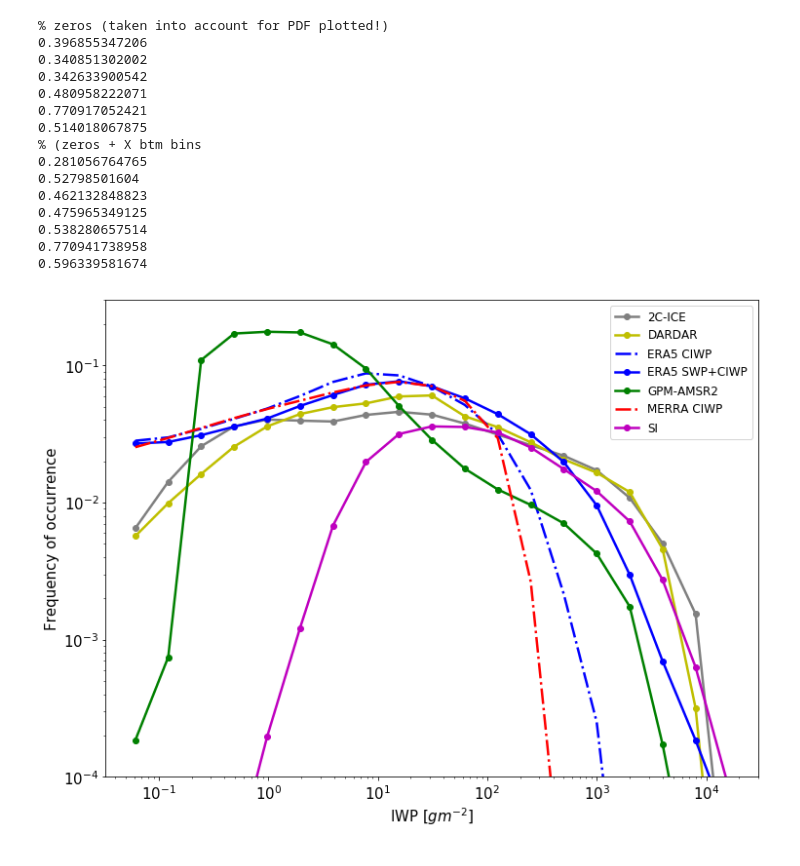
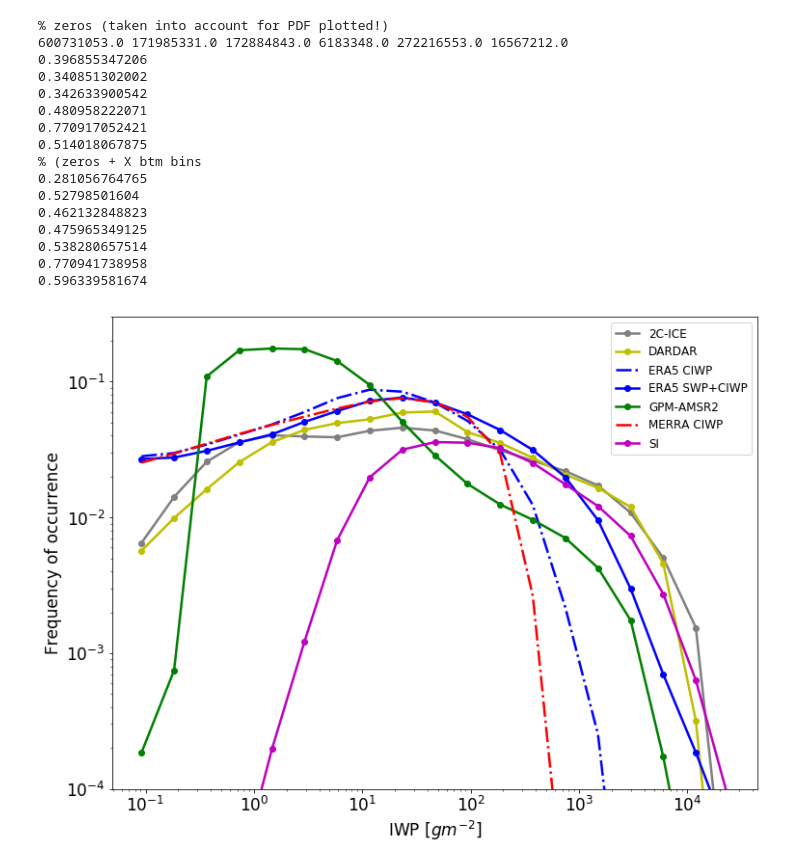
Before and after one commit to cheesetarian/IWP, a Jupyter notebook: histo_plot.ipynb, the cells around one changed output. Saved outputs shown, nothing was run; the diff lists cells and outputs as text; code cells hidden in the pictures.

```diff
--- a/histo_plot.ipynb
+++ b/histo_plot.ipynb
@@ -7,0 +1,18 @@ binz = [1000*2**x for x in range(-14,6)] # same for all inputs
+# %%
+# plotting histograms of IWP data
+# dduncan 12/2/18, updated for publication in mid March
+# note: gpm histo data has one fewer size bin at bottom, avoided due to bayesian averaging artifacts
+#      thus the others are shifted up one in the plotting to make all on equal bin scale.
+#   this was because all other input data (v2) have zero counts as first element of histogram
+
+# revisited 14/06/18 to display frequencies differently
+
+import glob
+dir = '/home/dudavid/projects/iwp/grids/'
+#nx, ny = 144, 72
+binz = [1000*2**x for x in range(-14,6)] # same for all inputs
+print(binz)
+pb = np.asarray([np.mean(binz[x:(x+2)]) for x in range(len(binz)-1)]) #bin midpoint
+bw = np.asarray([binz[x+1]-binz[x] for x in range(len(binz)-1)])
+print(pb)
+print(bw)
@@ -17,8 +40,7 @@ sifiles  = glob.glob(dir+'spa*histo*v2*.npy')
 i2files  = glob.glob(dir+'ice2c*histo*v2*.npy')
 nb = 20
 gpmh,sih,erah,merh,darh = np.zeros([nb-1]),np.zeros([nb]),np.zeros([nb]),np.zeros([nb]),np.zeros([nb])
-i2ch = np.zeros([nb])
-erach = np.zeros([nb])
+i2ch, erach = np.zeros([nb]), np.zeros([nb])
 for f in gpmfiles[:]: gpmh[:] += np.load(f)
 for f in erafiles[:]: erah[:] += np.load(f)
 for f in eracfiles[:]: erach[:] += np.load(f)
@@ -28,6 +50,7 @@ for f in sifiles[:]: sih[:] += np.load(f)
 for f in i2files[:]: i2ch[:] += np.load(f)
 print('% zeros (taken into account for PDF plotted!)')
 #print(gpmh/np.sum(gpmh))
+print(merh[0],erah[0],erach[0],darh[0],sih[0],i2ch[0])
 print(merh[0]/np.sum(merh))
 print(erah[0]/np.sum(erah))
 print(erach[0]/np.sum(erach))
@@ -44,6 +67,7 @@ print(np.sum(sih[0:5])/np.sum(sih))
 print(np.sum(i2ch[0:5])/np.sum(i2ch))
 # %% [output]
 % zeros (taken into account for PDF plotted!)
+600731053.0 171985331.0 172884843.0 6183348.0 272216553.0 16567212.0
 0.396855347206
 0.340851302002
 0.342633900542
@@ -61,39 +85,39 @@ print(np.sum(i2ch[0:5])/np.sum(i2ch))
 # %%
 #binz = [0.0,.0001,.00025,.0005,0.001,.0025,.005,.01,.025,.05,.1,.25,.5,1,2]\n",
 #hist, bin_edges = np.histogram(iwp,bins=binz)\n",
-fs = 15
+fs = 17
 lw = 2.5
 fig = plt.figure(figsize=[12,9])
-ax = fig.add_subplot(111)
+#ax = fig.add_subplot(111)
 nsih = sih/np.sum(sih)
 ngpmh = gpmh/np.sum(gpmh)
 nerah = erah/np.sum(erah)
 nerach = erach/np.sum(erach)
 nmerh = merh/np.sum(merh)
 ndarh = darh/np.sum(darh)
 n2ch = i2ch/np.sum(i2ch)
 #print(np.sum(nsih),np.sum(ndarh))  ## all should be 1...
 # but the shapes look kind of odd due to zeros and very low values??
 #print(ngpmh)
-plt.plot(binz[0:nb-1],n2ch[1:],'k-o',label='2C-ICE',linewidth=lw,c='grey')
-plt.plot(binz[0:nb-1],ndarh[1:],'y-o',label='DARDAR',linewidth=lw)
-plt.plot(binz[0:nb-1],nerach[1:],'b-.',label='ERA5 CIWP',linewidth=lw)
-plt.plot(binz[0:nb-1],nerah[1:],'b-o',label='ERA5 SWP+CIWP',linewidth=lw)
-plt.plot(binz[0:nb-1],ngpmh[0:],'g-o',label='GPM-AMSR2',linewidth=lw)
-plt.plot(binz[0:nb-1],nmerh[1:],'r-.',label='MERRA CIWP',linewidth=lw)
-plt.plot(binz[0:nb-1],nsih[1:],'m-o',label='SI',linewidth=lw)
+plt.plot(pb[0:nb-1],n2ch[1:],'k-o',label='2C-ICE',linewidth=lw,c='grey')
+plt.plot(pb[0:nb-1],ndarh[1:],'y-o',label='DARDAR',linewidth=lw)
+plt.plot(pb[0:nb-1],nerach[1:],'b-.',label='ERA5 CIWP',linewidth=lw)
+plt.plot(pb[0:nb-1],nerah[1:],'b-o',label='ERA5 SWP+CIWP',linewidth=lw)
+plt.plot(pb[0:nb-1],ngpmh[0:],'g-o',label='GPM-AMSR2',linewidth=lw)
+plt.plot(pb[0:nb-1],nmerh[1:],'r-.',label='MERRA CIWP',linewidth=lw)
+plt.plot(pb[0:nb-1],nsih[1:],'m-o',label='SI',linewidth=lw)
 plt.yscale('log')
 plt.xscale('log')
 plt.xlabel('IWP [$g m^{-2}$]',fontsize=fs)
 plt.ylabel('Frequency of occurrence',fontsize=fs)
 plt.xticks(fontsize=fs)
 plt.yticks(fontsize=fs)
 #plt.title('IWP histo ')
 axes = plt.gca()
 axes.set_ylim([1e-4,3e-1])
 plt.legend(fontsize=12)
 plt.show()
 fig.savefig('img/histo_v3.eps',bbox_inches='tight')#jpg',dpi=300)
 # %% [output]
-[figure, old version]
+[figure, new version]
 # %%
```
Also changed, not shown: parts of 7 cells of this notebook, 8 other files.
